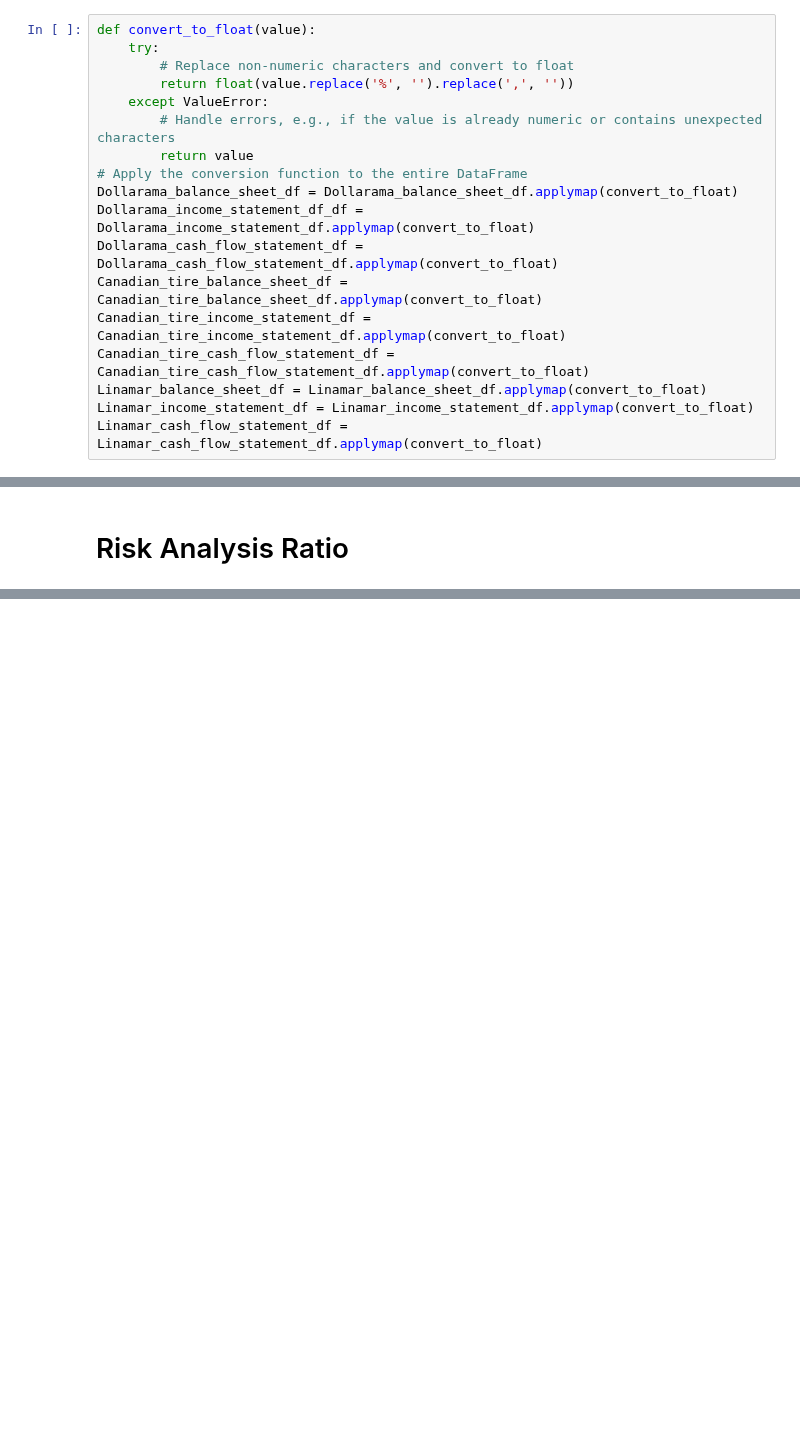
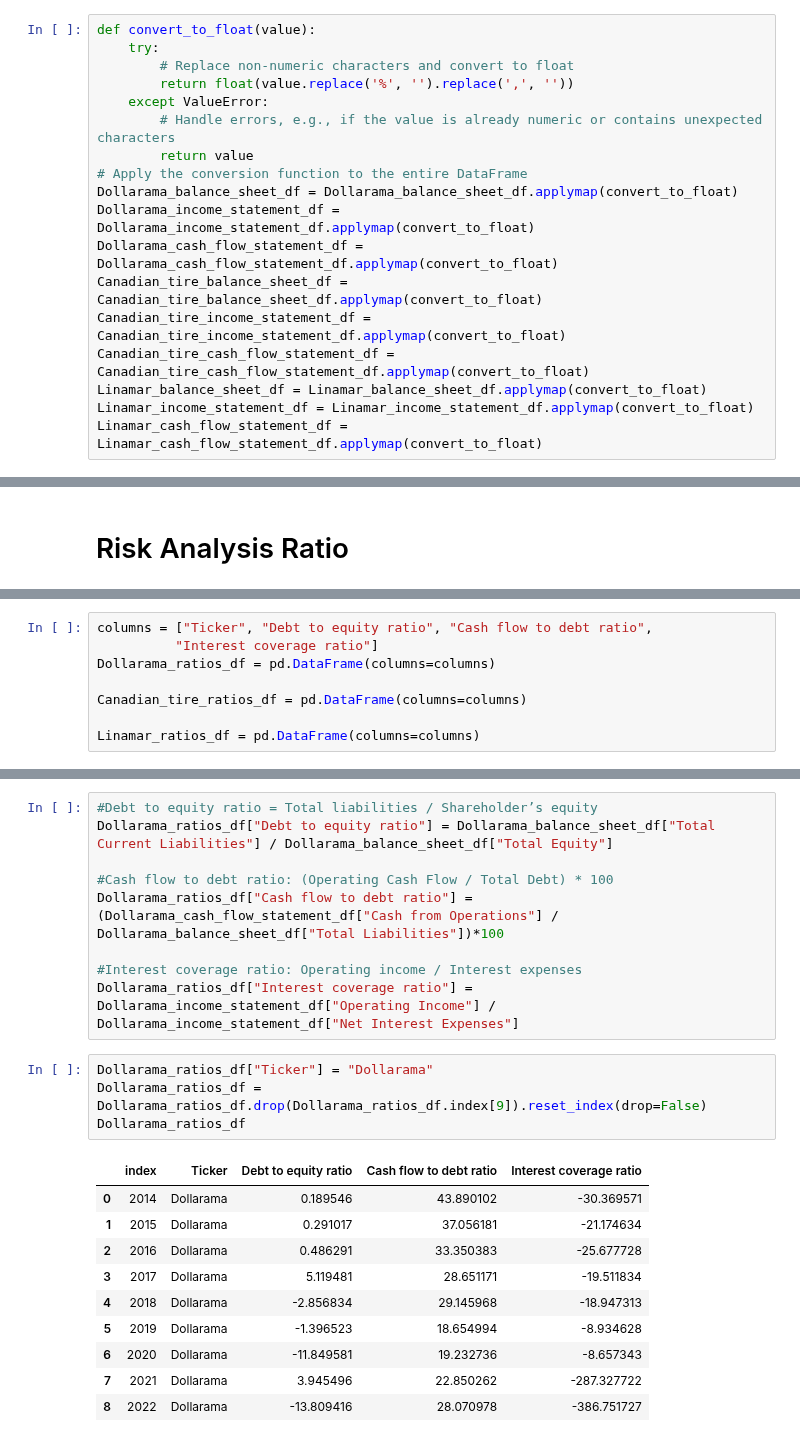
Before and after one commit to jash1112/project-financial_analysis, a Jupyter notebook: the_project_Aayush.ipynb, the cells around one changed output, grey strips where cells are left out. Drawn from its saved outputs; the diff is of its cells as text; blank space fills up the shorter version.

```diff
--- a/the_project_Aayush.ipynb
+++ b/the_project_Aayush.ipynb
@@ -317,7 +272,7 @@ def convert_to_float(value):
         return value
 # Apply the conversion function to the entire DataFrame
 Dollarama_balance_sheet_df = Dollarama_balance_sheet_df.applymap(convert_to_float)
-Dollarama_income_statement_df_df = Dollarama_income_statement_df.applymap(convert_to_float)
+Dollarama_income_statement_df = Dollarama_income_statement_df.applymap(convert_to_float)
 Dollarama_cash_flow_statement_df = Dollarama_cash_flow_statement_df.applymap(convert_to_float)
 Canadian_tire_balance_sheet_df = Canadian_tire_balance_sheet_df.applymap(convert_to_float)
 Canadian_tire_income_statement_df = Canadian_tire_income_statement_df.applymap(convert_to_float)
@@ -441,0 +285,8 @@ equity_ratio_df2
+# %%
+columns = ["Ticker", "Debt to equity ratio", "Cash flow to debt ratio",
+          "Interest coverage ratio"]
+Dollarama_ratios_df = pd.DataFrame(columns=columns)
+
+Canadian_tire_ratios_df = pd.DataFrame(columns=columns)
+
+Linamar_ratios_df = pd.DataFrame(columns=columns)
@@ -441,0 +295,24 @@ equity_ratio_df2
+# %%
+#Debt to equity ratio = Total liabilities / Shareholder’s equity
+Dollarama_ratios_df["Debt to equity ratio"] = Dollarama_balance_sheet_df["Total Current Liabilities"] / Dollarama_balance_sheet_df["Total Equity"]
+
+#Cash flow to debt ratio: (Operating Cash Flow / Total Debt) * 100
+Dollarama_ratios_df["Cash flow to debt ratio"] = (Dollarama_cash_flow_statement_df["Cash from Operations"] / Dollarama_balance_sheet_df["Total Liabilities"])*100
+
+#Interest coverage ratio: Operating income / Interest expenses
+Dollarama_ratios_df["Interest coverage ratio"] = Dollarama_income_statement_df["Operating Income"] / Dollarama_income_statement_df["Net Interest Expenses"]
+# %%
+Dollarama_ratios_df["Ticker"] = "Dollarama"
+Dollarama_ratios_df = Dollarama_ratios_df.drop(Dollarama_ratios_df.index[9]).reset_index(drop=False)
+Dollarama_ratios_df
+# %% [output]
+|  | index | Ticker | Debt to equity ratio | Cash flow to debt ratio | Interest coverage ratio |
+| 0 | 2014 | Dollarama | 0.189546 | 43.890102 | -30.369571 |
+| 1 | 2015 | Dollarama | 0.291017 | 37.056181 | -21.174634 |
+| 2 | 2016 | Dollarama | 0.486291 | 33.350383 | -25.677728 |
+| 3 | 2017 | Dollarama | 5.119481 | 28.651171 | -19.511834 |
+| 4 | 2018 | Dollarama | -2.856834 | 29.145968 | -18.947313 |
+| 5 | 2019 | Dollarama | -1.396523 | 18.654994 | -8.934628 |
+| 6 | 2020 | Dollarama | -11.849581 | 19.232736 | -8.657343 |
+| 7 | 2021 | Dollarama | 3.945496 | 22.850262 | -287.327722 |
+| 8 | 2022 | Dollarama | -13.809416 | 28.070978 | -386.751727 |
```
Also changed, not shown: parts of 31 cells of this notebook.
